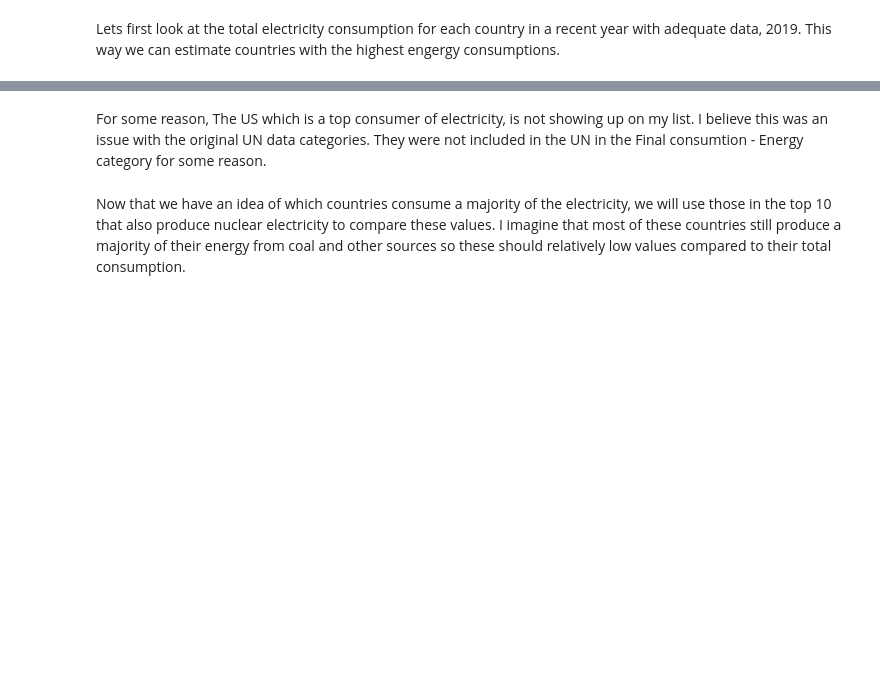
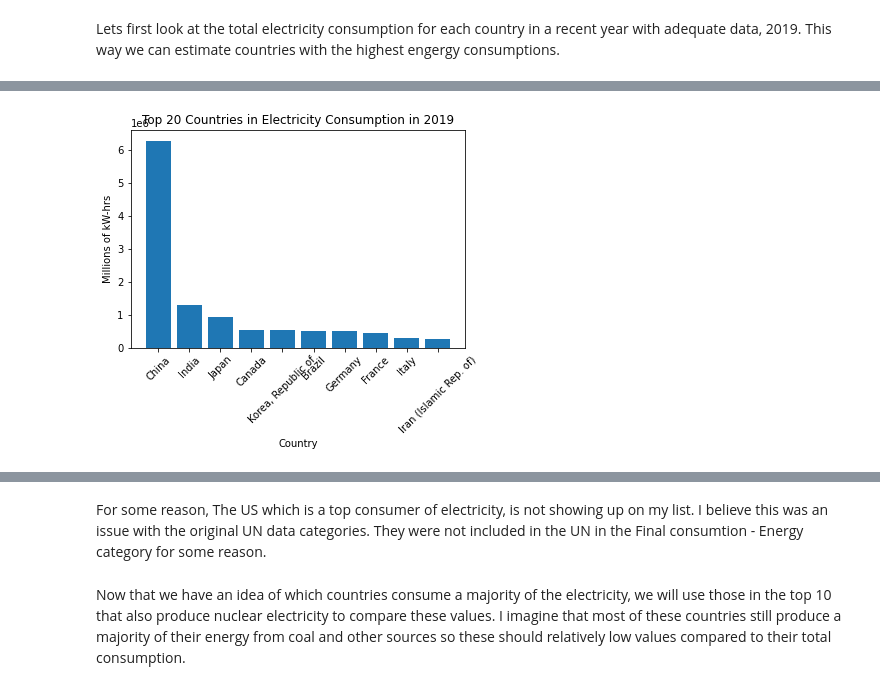
Before and after one commit to nss-data-science-cohort-6/un_data_question-jmayf123, a Jupyter notebook: notebooks/Solo_Exploration.ipynb, the cells around one changed output, grey strips where cells are left out. Cells and saved outputs as stored; diff of their text form; code cells hidden in the pictures; blank space fills up the shorter version.

```diff
--- a/notebooks/Solo_Exploration.ipynb
+++ b/notebooks/Solo_Exploration.ipynb
@@ -38,16 +65,18 @@ total_electricity_consumption_2019['Quantity'].describe() #Summary stats on the
 # %%
 #This will give the top 10 consumers of elctricity for the year 2019, we just want a glimpse of some of the top countries
 fig_1_data = total_electricity_consumption_2019.sort_values(by=['Quantity'], ascending=False).iloc[0:10,:]
 
 # plt.rcParams["figure.figsize"] = (60, 30)
 # plt.rcParams.update({'font.size':40})
 
 
 plt.bar(fig_1_data['Country or Area'],fig_1_data['Quantity'])
-plt.xticks()
+plt.xticks(rotation = 45)
 plt.xlabel('Country')
 plt.ylabel('Millions of kW-hrs')
 plt.title('Top 20 Countries in Electricity Consumption in 2019')
 plt.show()
+# %% [output]
+[figure, added]
 # %%
 print('Top ten countries in enrgy consumption in 2019: \n', fig_1_data['Country or Area'])
```
Also changed, not shown: parts of 8 cells of this notebook.
